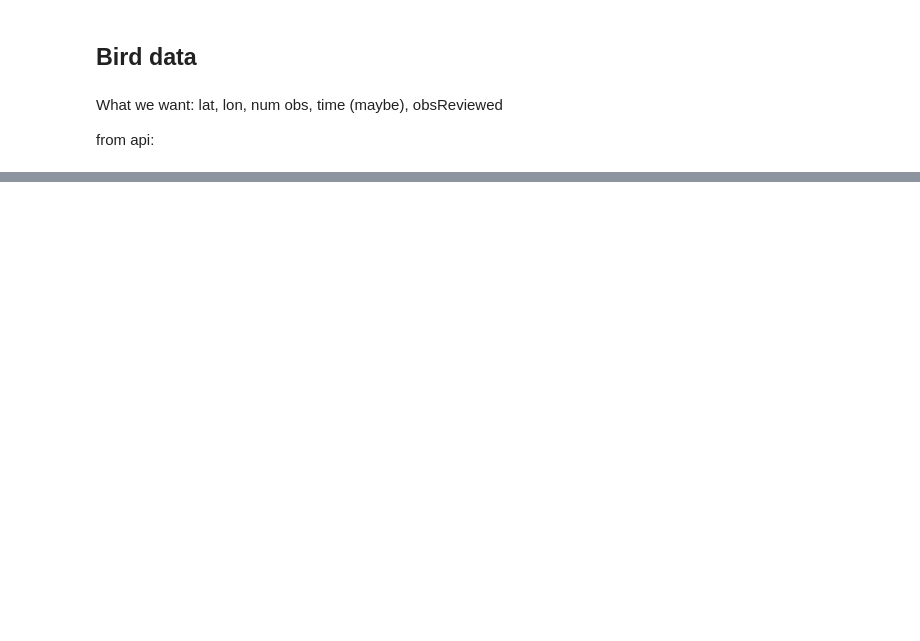
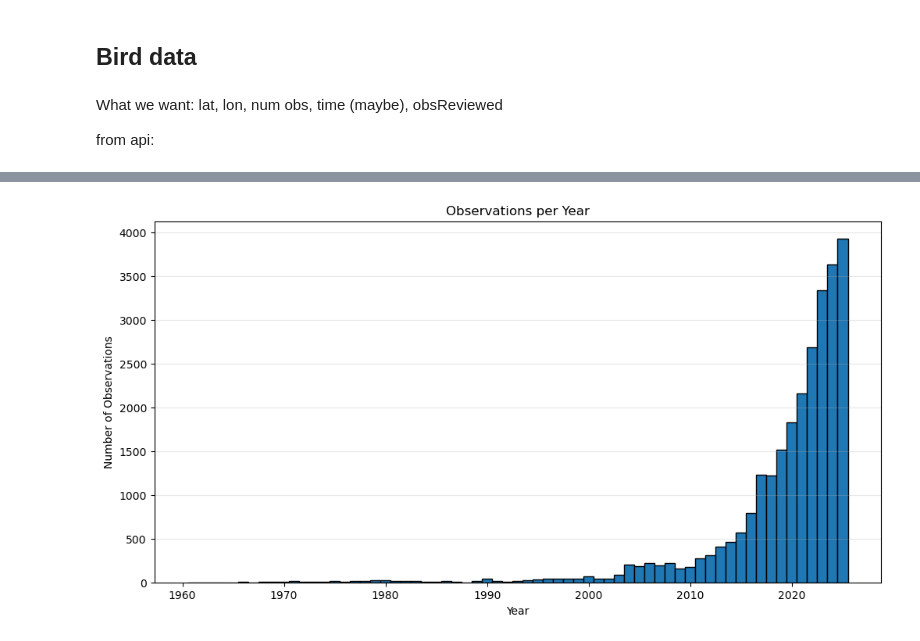
Before and after one commit to JarlSteph/BirdUp, a Jupyter notebook: temp_test.ipynb, the cells around one changed output, grey strips where cells are left out. Drawn from its saved outputs; the diff is of its cells as text; code cells hidden in the pictures; blank space fills up the shorter version.

```diff
--- a/temp_test.ipynb
+++ b/temp_test.ipynb
@@ -75,20 +76,20 @@ lat, lon, num obs, time (maybe), obsReviewed
 
 from api:
 # %%
-df1 = pd.read_csv(
-    'Data/ebd_SE_goleag_smp_relOct-2025_extracted/ebd_SE_goleag_smp_relOct-2025_sampling.txt',
+df_golden = pd.read_csv(
+    'Data/ebd_SE_goleag_smp_relOct-2025_extracted/ebd_SE_goleag_smp_relOct-2025.txt',
     sep='\t',
     low_memory=False, # Prevents DtypeWarnings on mixed-type columns in large files
     parse_dates=['OBSERVATION DATE', 'LAST EDITED DATE'] # Optional: converts dates immediately
 )
 
-df2 = pd.read_csv(
-    "Data/ebd_SE_goleag_smp_relOct-2025_extracted/ebd_SE_goleag_smp_relOct-2025.txt",
+df_whteag = pd.read_csv(
+    "Data/ebd_SE_whteag_smp_relOct-2025_extracted/ebd_SE_whteag_smp_relOct-2025.txt",
     sep='\t',
     low_memory=False, # Prevents DtypeWarnings on mixed-type columns in large files
     parse_dates=['OBSERVATION DATE', 'LAST EDITED DATE'] # Optional: converts dates immediately
 )
 
-print(df1.shape)
-print(df2.shape)
+print(df_golden.shape)
+print(df_whteag.shape)
 # %% [output]
@@ -127,7 +232,12 @@ def merge_bird_with_daily(bird_df: pd.DataFrame, today:str, b_type:str) -> pd.Da
 # %%
 TODAY = datetime.now().strftime("%Y-%m-%d")
 print("Today's date:", TODAY)
-df_dropped = drop_unused_columns(df1)
-#daily_df = merge_bird_with_daily(df_dropped, today=TODAY, b_type="whteag")
-#daily_df=merge_bird_with_daily(df_dropped, today=TODAY, b_type="goleag")
+df_dropped = drop_unused_columns(df_whteag)
+df_whteag_a = fill_na_times(df_dropped)
+df_whteag_a2 = sort_bird_df_date_time(df_whteag_a)
+print(df_whteag_a2.shape)
+df_whteag_a2 = filter_by_year(df_whteag_a2, year=2004)
+print(df_whteag_a2.shape)
+merged_white = merge_bird_with_daily(df_whteag_a2, today="2025-12-11", b_type="whteag")
+merged_white = map_bird_region(merged_white)
 # %% [output]
@@ -143,0 +248,2 @@ df_dropped.head()
+# %%
+full_whatever = add_weather_to_bird(merged_white)
@@ -143,0 +268,19 @@ df_dropped.head()
+# %%
+import matplotlib.pyplot as plt
+import pandas as pd
+
+# Ensure OBSERVATION DATE is datetime
+full_whatever['OBSERVATION DATE'] = pd.to_datetime(full_whatever['OBSERVATION DATE'])
+
+# Plot histogram
+plt.figure(figsize=(12, 6))
+years = full_whatever['OBSERVATION DATE'].dt.year
+plt.hist(years, bins=range(years.min(), years.max() + 2), edgecolor='black', align='left')
+
+plt.title('Observations per Year')
+plt.xlabel('Year')
+plt.ylabel('Number of Observations')
+plt.grid(axis='y', alpha=0.3)
+plt.savefig('observations_per_year.png')
+# %% [output]
+[figure, added]
```
Also changed, not shown: parts of 12 cells of this notebook, 4 other files.
